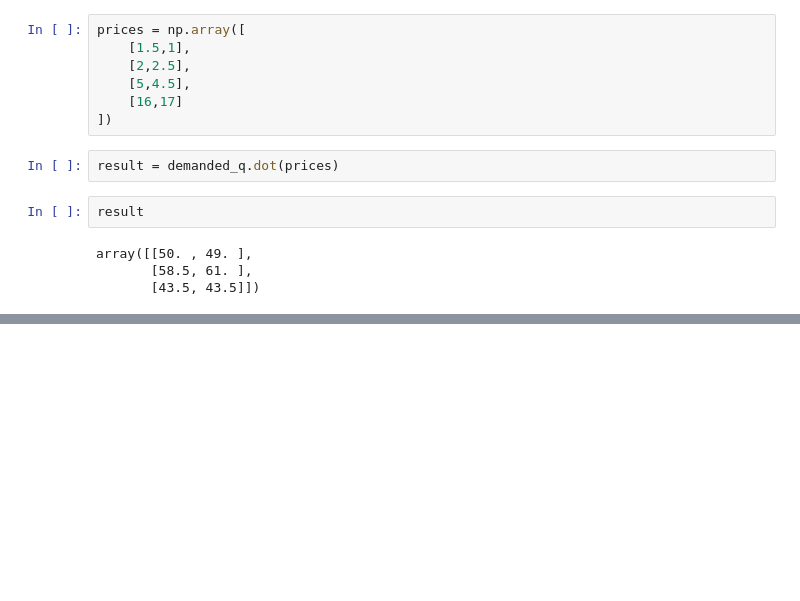
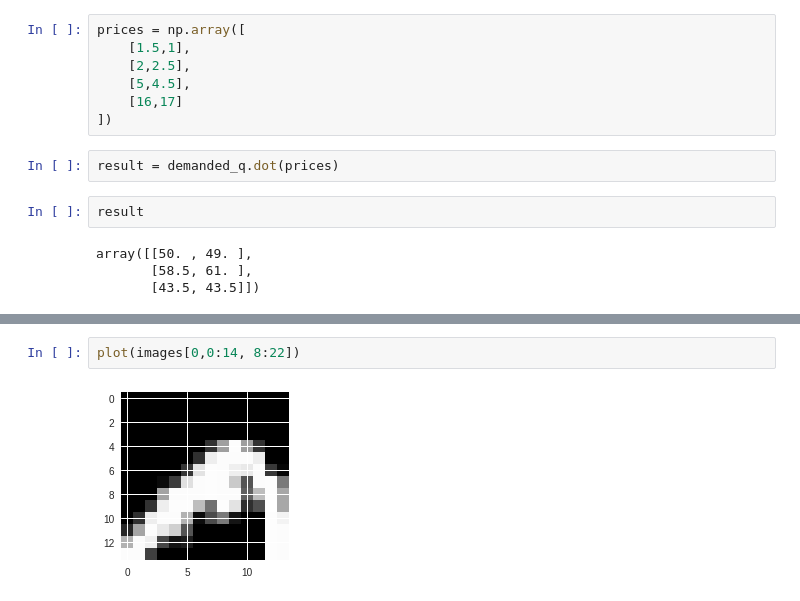
Before and after one commit to victwise/DeepLearning, a Jupyter notebook: Capítulo_1.ipynb, the cells around one changed output, grey strips where cells are left out. Drawn from its saved outputs; the diff is of its cells as text; blank space fills up the shorter version.

```diff
--- a/Capítulo_1.ipynb
+++ b/Capítulo_1.ipynb
@@ -68,0 +132,4 @@ array([[50. , 49. ],
+# %%
+plot(images[0,0:14, 8:22])
+# %% [output]
+[figure, added]
```
Also changed, not shown: parts of 24 cells of this notebook.
